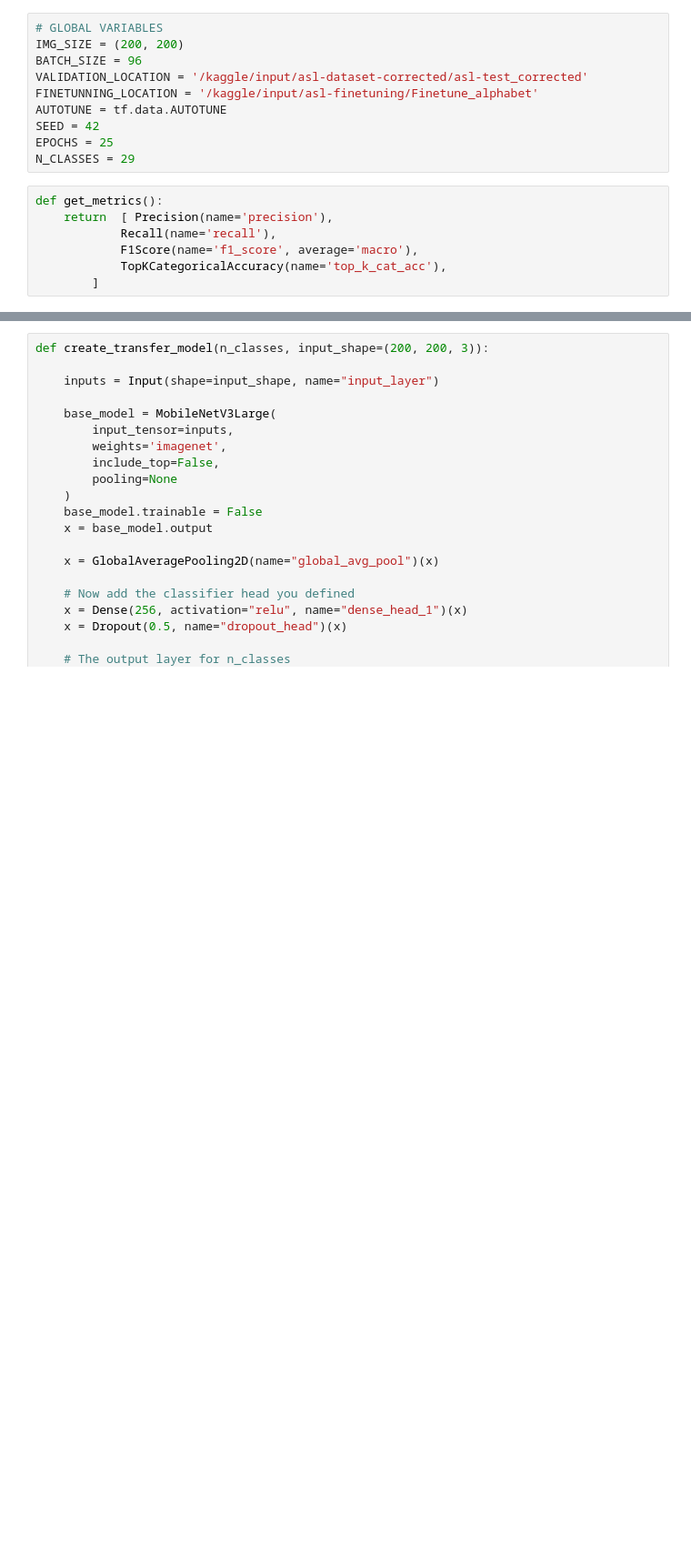
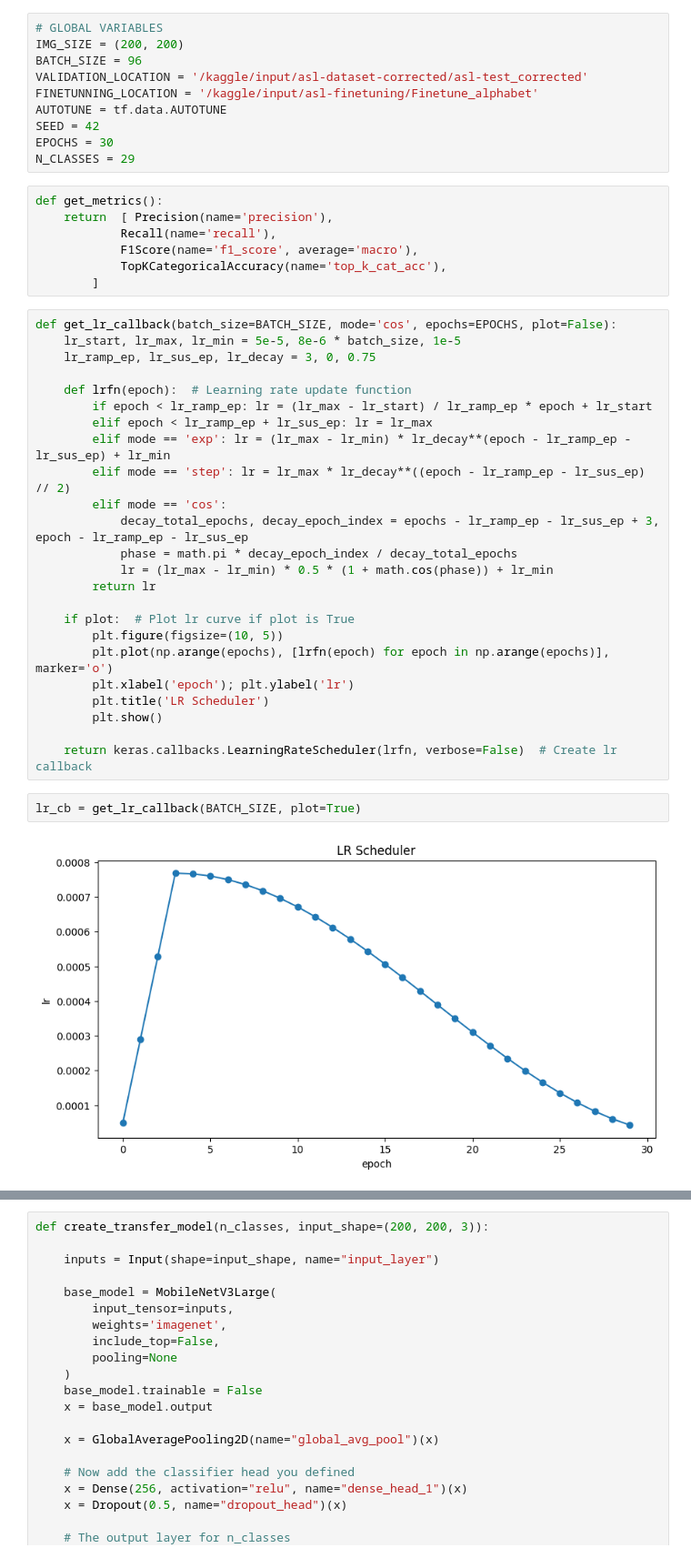
Before and after one commit to LuisZapata22/SelectedTopicsAI, a Jupyter notebook: signlanguagecnn-ft-val.ipynb, the cells around one changed output, grey strips where cells are left out. Shown at 91% size. Drawn from its saved outputs; the diff is of its cells as text; blank space fills up the shorter version.

```diff
--- a/signlanguagecnn-ft-val.ipynb
+++ b/signlanguagecnn-ft-val.ipynb
@@ -25,7 +27,7 @@ VALIDATION_LOCATION = '/kaggle/input/asl-dataset-corrected/asl-test_corrected'
 FINETUNNING_LOCATION = '/kaggle/input/asl-finetuning/Finetune_alphabet'
 AUTOTUNE = tf.data.AUTOTUNE
 SEED = 42
-EPOCHS = 25
+EPOCHS = 30
 N_CLASSES = 29
 # %%
 def get_metrics():
@@ -34,6 +36,34 @@ def get_metrics():
             F1Score(name='f1_score', average='macro'),
             TopKCategoricalAccuracy(name='top_k_cat_acc'),
         ]
+# %%
+def get_lr_callback(batch_size=BATCH_SIZE, mode='cos', epochs=EPOCHS, plot=False):
+    lr_start, lr_max, lr_min = 5e-5, 8e-6 * batch_size, 1e-5
+    lr_ramp_ep, lr_sus_ep, lr_decay = 3, 0, 0.75
+
+    def lrfn(epoch):  # Learning rate update function
+        if epoch < lr_ramp_ep: lr = (lr_max - lr_start) / lr_ramp_ep * epoch + lr_start
+        elif epoch < lr_ramp_ep + lr_sus_ep: lr = lr_max
+        elif mode == 'exp': lr = (lr_max - lr_min) * lr_decay**(epoch - lr_ramp_ep - lr_sus_ep) + lr_min
+        elif mode == 'step': lr = lr_max * lr_decay**((epoch - lr_ramp_ep - lr_sus_ep) // 2)
+        elif mode == 'cos':
+            decay_total_epochs, decay_epoch_index = epochs - lr_ramp_ep - lr_sus_ep + 3, epoch - lr_ramp_ep - lr_sus_ep
+            phase = math.pi * decay_epoch_index / decay_total_epochs
+            lr = (lr_max - lr_min) * 0.5 * (1 + math.cos(phase)) + lr_min
+        return lr
+
+    if plot:  # Plot lr curve if plot is True
+        plt.figure(figsize=(10, 5))
+        plt.plot(np.arange(epochs), [lrfn(epoch) for epoch in np.arange(epochs)], marker='o')
+        plt.xlabel('epoch'); plt.ylabel('lr')
+        plt.title('LR Scheduler')
+        plt.show()
+
+    return keras.callbacks.LearningRateScheduler(lrfn, verbose=False)  # Create lr callback
+# %%
+lr_cb = get_lr_callback(BATCH_SIZE, plot=True)
+# %% [output]
+[figure, added]
 # %%
 def get_callbacks(model_name, metric):
 
```
Also changed, not shown: parts of 11 cells of this notebook.
